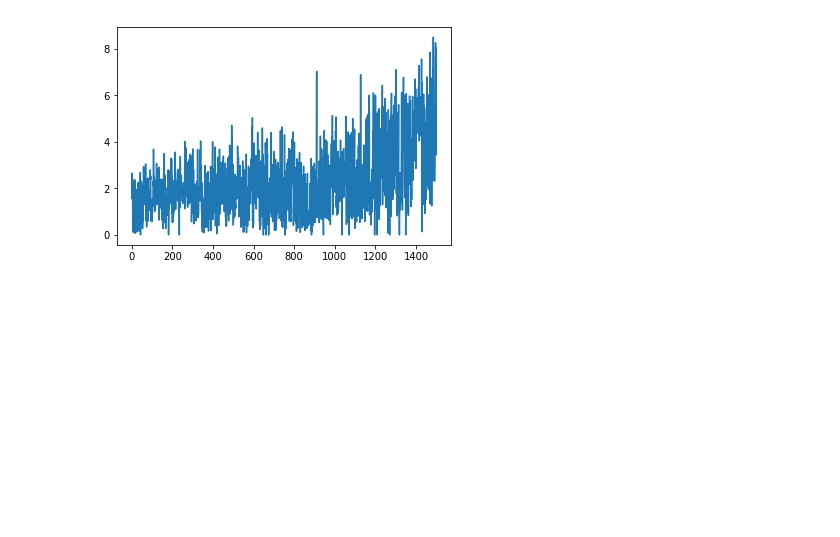
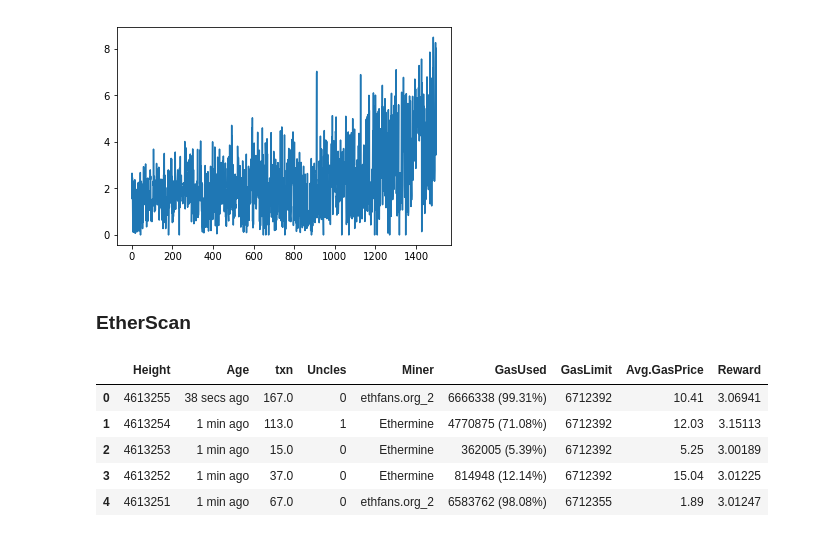
Before and after one commit to alexattia/Math4Business, a Jupyter notebook: Scrapper BitInfoCharts & BTC.com.ipynb, the cells around one changed output. Saved outputs shown, nothing was run; the diff lists cells and outputs as text; code cells hidden in the pictures; blank space fills up the shorter version.

Commit message:
Scrapper block per block for ether : etherscan

```diff
--- a/Scrapper BitInfoCharts & BTC.com.ipynb
+++ b/Scrapper BitInfoCharts & BTC.com.ipynb
@@ -160,3 +163,53 @@ df.RewardFee.plot()
 # %% [output]
 <matplotlib.axes._subplots.AxesSubplot at 0x...>
 [figure]
+# %% [markdown]
+### EtherScan
+# %%
+def scrap_one_day_ether(p_number, verbose=False):
+    """
+    Scrapper to get all the block of one day on EtherScan
+    :param p_number: page number to scrap
+    :param verbose: boolean for verbose
+    """
+    d = webdriver.Chrome()
+    try:
+        d.set_page_load_timeout(5)
+        d.get("https://etherscan.io/blocks?p=%s" % p_number)
+    except TimeoutException:
+        pass
+    table = d.find_element_by_class_name('table').find_element_by_tag_name('tbody').get_attribute('innerHTML')
+    thead = d.find_element_by_class_name('table').find_element_by_tag_name('thead').get_attribute('innerHTML')
+    bs = BeautifulSoup(table, "lxml")
+    thead = BeautifulSoup(thead, "lxml")
+    d.quit()
+    cols = pd.Series([k.getText() for k in thead.find_all('th')])
+    row = bs.find_all('tr')
+    values = pd.DataFrame([[k.getText().strip() for k in r.find_all('td')] for r in row])
+    if verbose:
+        print('Page %s done' % p_number)
+    return cols, values
+# %%
+# It may take some time (ChromeDriver faster than PhantomJS, can get stucked)
+# 1m20s for 500 blocks
+df = pd.DataFrame()
+page_number_max = int(500/25) # 25 block per page
+for dd in range(1, page_number_max+1):
+    cols, temp = scrap_one_day_ether(dd)
+    df = pd.concat([df, temp])
+df.columns = cols.values
+# Remove duplicates, Ethereum blocks can be faster than scrapping
+df = df.drop_duplicates(df.columns[0])
+df = df.reset_index(drop=True)
+df[df.columns[8]] = df[df.columns[8]].apply(lambda x:float(x[:x.find(' E')]))
+df[df.columns[7]] = df[df.columns[7]].apply(lambda x:float(x[:x.find(' G')]) if not '-' in x else 0)
+df[df.columns[2]] = df[df.columns[2]].apply(float)
+# %%
+df.head()
+# %% [output]
+|  | Height | Age | txn | Uncles | Miner | GasUsed | GasLimit | Avg.GasPrice | Reward |
+| 0 | 4613255 | 38 secs ago | 167.0 | 0 | ethfans.org_2 | 6666338 (99.31%) | 6712392 | 10.41 | 3.06941 |
+| 1 | 4613254 | 1 min ago | 113.0 | 1 | Ethermine | 4770875 (71.08%) | 6712392 | 12.03 | 3.15113 |
+| 2 | 4613253 | 1 min ago | 15.0 | 0 | Ethermine | 362005 (5.39%) | 6712392 | 5.25 | 3.00189 |
+| 3 | 4613252 | 1 min ago | 37.0 | 0 | Ethermine | 814948 (12.14%) | 6712392 | 15.04 | 3.01225 |
+| 4 | 4613251 | 1 min ago | 67.0 | 0 | ethfans.org_2 | 6583762 (98.08%) | 6712355 | 1.89 | 3.01247 |
```
Also changed, not shown: parts of 2 cells of this notebook.
